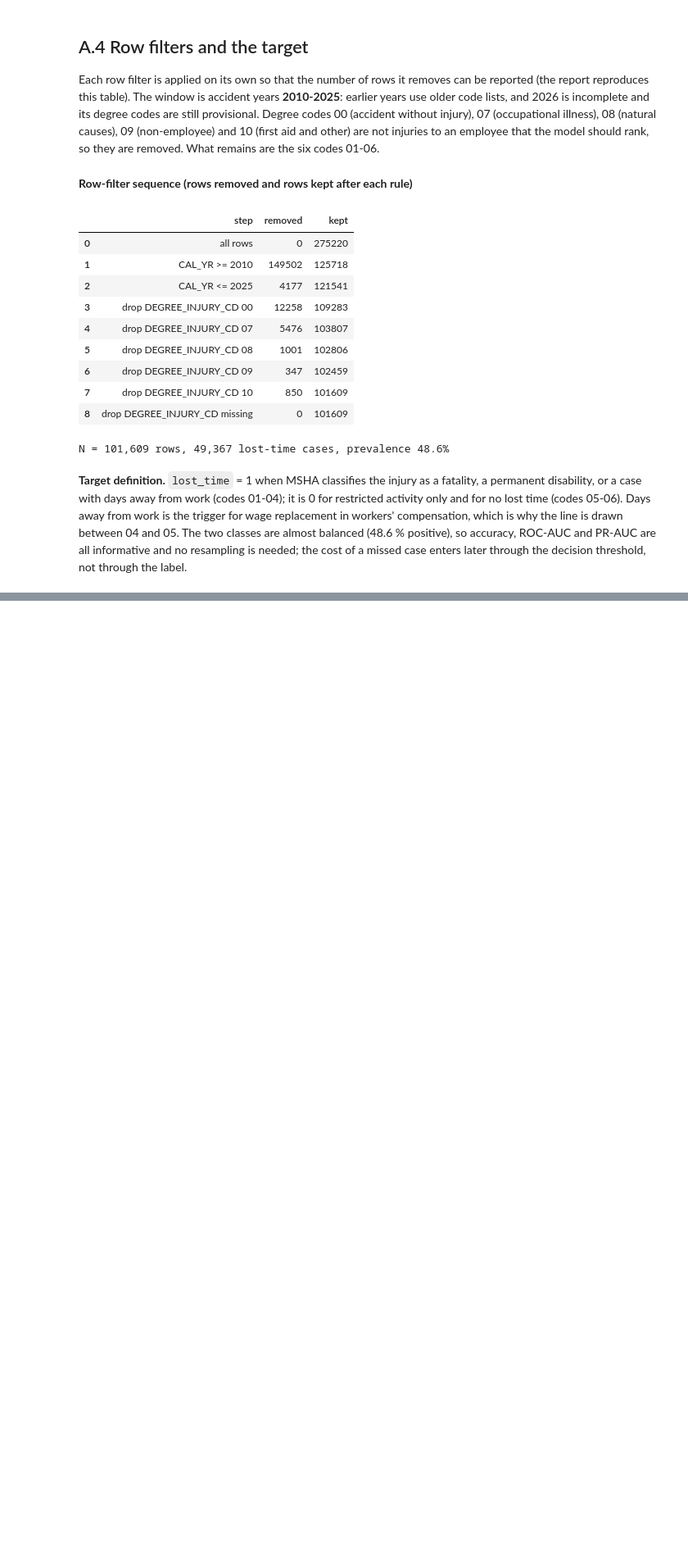
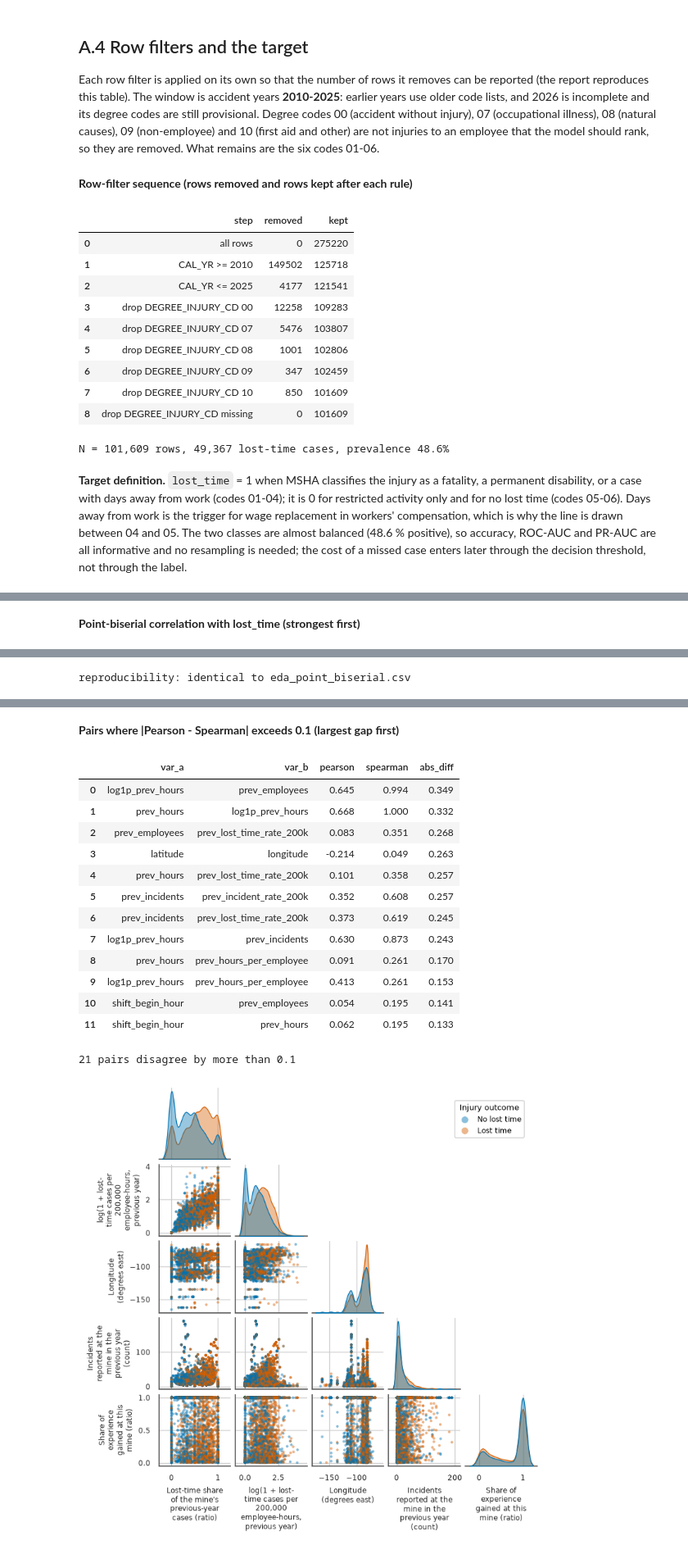
Before and after one commit to wiut13130/mlda-cw1, a Jupyter notebook: notebooks/01_end_to_end.ipynb, the cells around one changed output, grey strips where cells are left out. Shown at 82% size. Saved outputs shown, nothing was run; the diff lists cells and outputs as text; code cells hidden in the pictures; blank space fills up the shorter version.

```diff
--- a/notebooks/01_end_to_end.ipynb
+++ b/notebooks/01_end_to_end.ipynb
@@ -1230,0 +872,17 @@ columns.
+# %%
+from mlda.eda import correlations, point_biserial
+
+biserial = point_biserial(frame_train, numeric_cols, TARGET)
+show_table(biserial, "Point-biserial correlation with lost_time (strongest first)")
+print("reproducibility:", matches_stored(biserial, "eda_point_biserial.csv"))
+
+corr = correlations(frame_train, numeric_cols)
+show(plots.correlation_heatmaps(corr.pearson, corr.spearman), "Pearson and Spearman correlation heatmaps of the numeric inputs")
+show_table(corr.disagreements.head(12), "Pairs where |Pearson - Spearman| exceeds 0.1 (largest gap first)")
+print(f"{len(corr.disagreements)} pairs disagree by more than 0.1")
+
+top_numeric = biserial["feature"].head(5).tolist()     # the same five as the report figure (mlda.pipeline.run_eda)
+with timer.stage("B.6 pair plot"):
+    show(plots.pairplot_top(frame_train, top_numeric, TARGET), "Pair plot of the numeric inputs most correlated with the target, coloured by outcome")
+# %% [output]
+**Point-biserial correlation with lost_time (strongest first)**
@@ -1230,0 +906 @@ columns.
+reproducibility: identical to eda_point_biserial.csv
@@ -1230,0 +908,16 @@ columns.
+**Pairs where |Pearson - Spearman| exceeds 0.1 (largest gap first)**
+|  | var_a | var_b | pearson | spearman | abs_diff |
+| 0 | log1p_prev_hours | prev_employees | 0.645 | 0.994 | 0.349 |
+| 1 | prev_hours | log1p_prev_hours | 0.668 | 1.000 | 0.332 |
+| 2 | prev_employees | prev_lost_time_rate_200k | 0.083 | 0.351 | 0.268 |
+| 3 | latitude | longitude | -0.214 | 0.049 | 0.263 |
+| 4 | prev_hours | prev_lost_time_rate_200k | 0.101 | 0.358 | 0.257 |
+| 5 | prev_incidents | prev_incident_rate_200k | 0.352 | 0.608 | 0.257 |
+| 6 | prev_incidents | prev_lost_time_rate_200k | 0.373 | 0.619 | 0.245 |
+| 7 | log1p_prev_hours | prev_incidents | 0.630 | 0.873 | 0.243 |
+| 8 | prev_hours | prev_hours_per_employee | 0.091 | 0.261 | 0.170 |
+| 9 | log1p_prev_hours | prev_hours_per_employee | 0.413 | 0.261 | 0.153 |
+| 10 | shift_begin_hour | prev_employees | 0.054 | 0.195 | 0.141 |
+| 11 | shift_begin_hour | prev_hours | 0.062 | 0.195 | 0.133 |
+21 pairs disagree by more than 0.1
+[figure, added]
```
Also changed, not shown: parts of 199 cells of this notebook, 27 other files.
